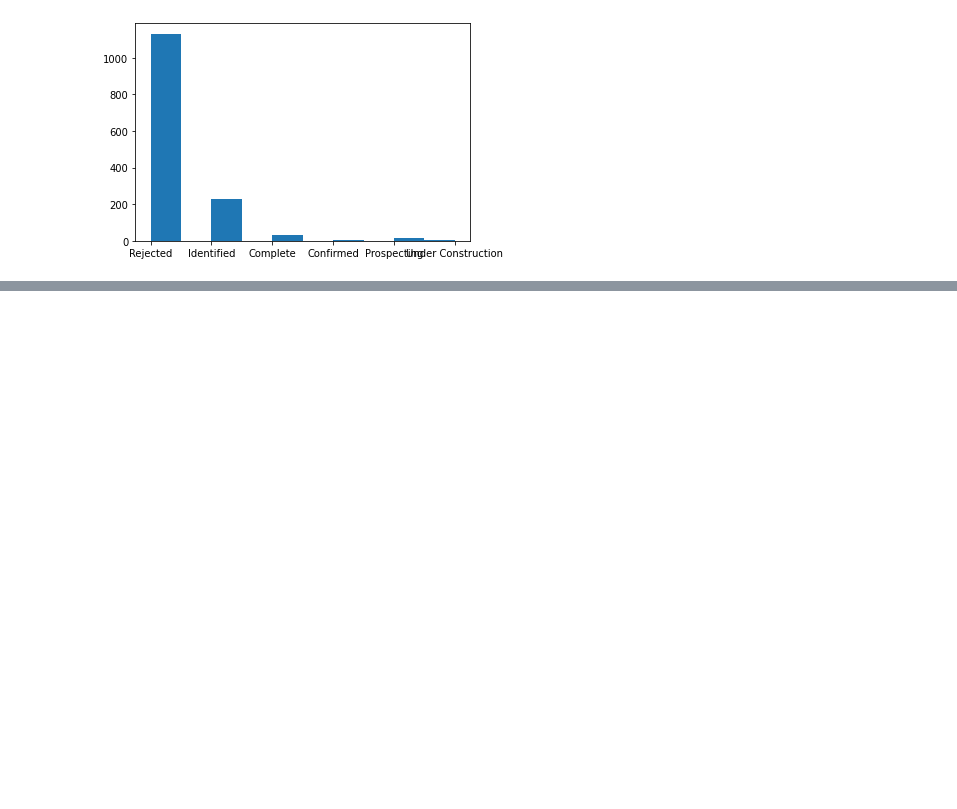
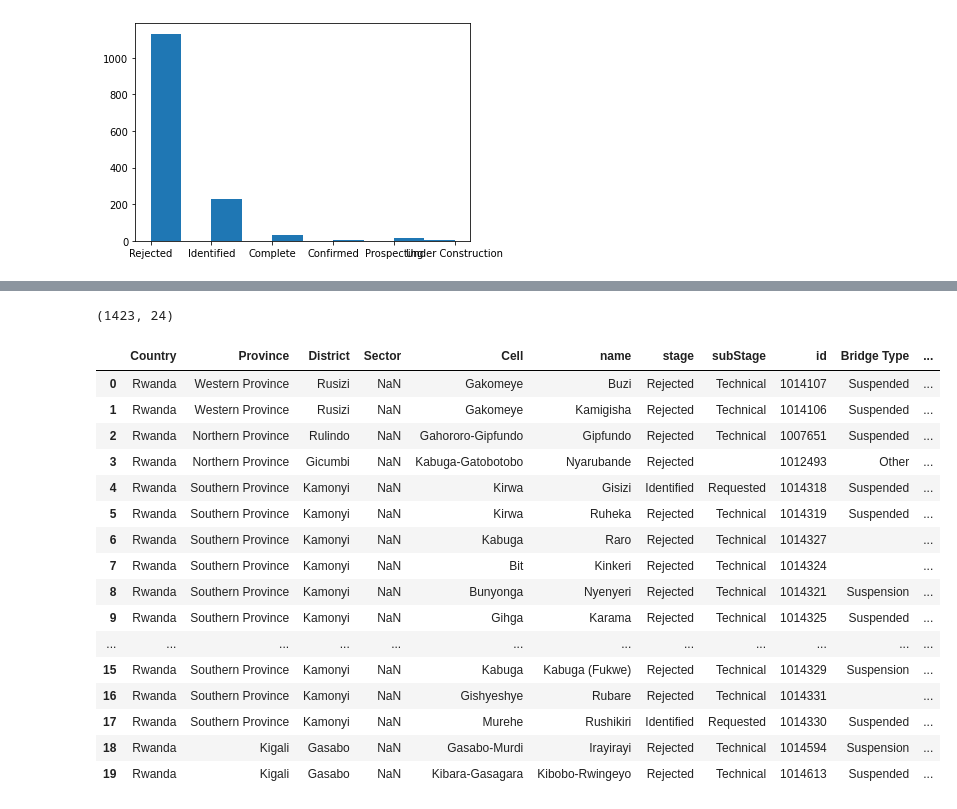
Before and after one commit to BloomTech-Labs/bridges-to-prosperity-ds-b, a Jupyter notebook: notebooks/Labs25_BridgesToProsperity.ipynb, the cells around one changed output, grey strips where cells are left out. Drawn from its saved outputs; the diff is of its cells as text; code cells hidden in the pictures; blank space fills up the shorter version.

```diff
--- a/notebooks/Labs25_BridgesToProsperity.ipynb
+++ b/notebooks/Labs25_BridgesToProsperity.ipynb
@@ -1064,0 +984,62 @@ Name: CaseSafeID Form, dtype: int64
+# %%
+# number of unmatched sectors in btp dataset 36.
+#	'Kamuragi'maybe is  “TUMBA”.I can not find 'Buheta''s correct name.
+
+site_assessment.Sector =site_assessment.Sector.map({ 'Mushikir': 'Mushikiri',
+ 'Pera':'Bugarama',
+ 'Rusheshe':'Masaka',
+ 'Kamanyenga': 'Nkanka',
+ 'Kibingo': 'Gihombo',
+ 'Katabagema':'Katabagem',
+ 'Kabukuba': 'Juru',
+ 'Nyagihinga': 'Nyagihanga',
+ 'Gishari': 'Rubaya',
+ 'Gorwe': 'Mata',
+ "Mwili": 'Mwiri',
+ 'Buruhukioro': 'Buruhukiro',
+
+ 'Rerenge': 'Rurenge',
+ 'Terimbere':'Nyundo',
+ 'Bwisìge': 'Bwisige',
+ 'Rulindo': 'BASE',
+ 'Koza': 'Kazo',
+ 'Gushali': 'Gishali',
+ 'Ngarurira': 'Munini',
+ 'Mulinga': 'Muringa',
+ 'Cyobe': 'Nyamagabe',
+ 'Nkaka': 'Nkanka',
+ 'Kabagari': 'Kabagali',
+ 'Kamuragi': 'TUMBA',
+ 'Giko':'BUSHOKI',
+ 'Gasakka': 'Gasaka',
+ 'Gatsatagisozi': '',
+ 'Cyingwa': 'Gitambi',
+ 'Rugamba': 'Ruganda',
+ 'Rugalika': 'Rugarika',
+ 'Nyirangarama': 'BUSHOKI',
+ 'Gikheke': 'Giheke',
+ 'Bushonyi': 'Mushonyi',
+ 'Mutongo': 'Macuba',
+ 'Nyakabingo': 'Macuba'})
+# %%
+print(site_assessment.shape)
+site_assessment.head(20)
+# %% [output]
+(1423, 24)
+|  | Country | Province | District | Sector | Cell | name | stage | subStage | id | Bridge Type | ... |
+| 0 | Rwanda | Western Province | Rusizi | NaN | Gakomeye | Buzi | Rejected | Technical | 1014107 | Suspended | ... |
+| 1 | Rwanda | Western Province | Rusizi | NaN | Gakomeye | Kamigisha | Rejected | Technical | 1014106 | Suspended | ... |
+| 2 | Rwanda | Northern Province | Rulindo | NaN | Gahororo-Gipfundo | Gipfundo | Rejected | Technical | 1007651 | Suspended | ... |
+| 3 | Rwanda | Northern Province | Gicumbi | NaN | Kabuga-Gatobotobo | Nyarubande | Rejected |  | 1012493 | Other | ... |
+| 4 | Rwanda | Southern Province | Kamonyi | NaN | Kirwa | Gisizi | Identified | Requested | 1014318 | Suspended | ... |
+| 5 | Rwanda | Southern Province | Kamonyi | NaN | Kirwa | Ruheka | Rejected | Technical | 1014319 | Suspended | ... |
+| 6 | Rwanda | Southern Province | Kamonyi | NaN | Kabuga | Raro | Rejected | Technical | 1014327 |  | ... |
+| 7 | Rwanda | Southern Province | Kamonyi | NaN | Bit | Kinkeri | Rejected | Technical | 1014324 |  | ... |
+| 8 | Rwanda | Southern Province | Kamonyi | NaN | Bunyonga | Nyenyeri | Rejected | Technical | 1014321 | Suspension | ... |
+| 9 | Rwanda | Southern Province | Kamonyi | NaN | Gihga | Karama | Rejected | Technical | 1014325 | Suspended | ... |
+| ... | ... | ... | ... | ... | ... | ... | ... | ... | ... | ... | ... |
+| 15 | Rwanda | Southern Province | Kamonyi | NaN | Kabuga | Kabuga (Fukwe) | Rejected | Technical | 1014329 | Suspension | ... |
+| 16 | Rwanda | Southern Province | Kamonyi | NaN | Gishyeshye | Rubare | Rejected | Technical | 1014331 |  | ... |
+| 17 | Rwanda | Southern Province | Kamonyi | NaN | Murehe | Rushikiri | Identified | Requested | 1014330 | Suspended | ... |
+| 18 | Rwanda | Kigali | Gasabo | NaN | Gasabo-Murdi | Irayirayi | Rejected | Technical | 1014594 | Suspension | ... |
+| 19 | Rwanda | Kigali | Gasabo | NaN | Kibara-Gasagara | Kibobo-Rwingeyo | Rejected | Technical | 1014613 | Suspended | ... |
```
Also changed, not shown: parts of 28 cells of this notebook, 6 other files.
